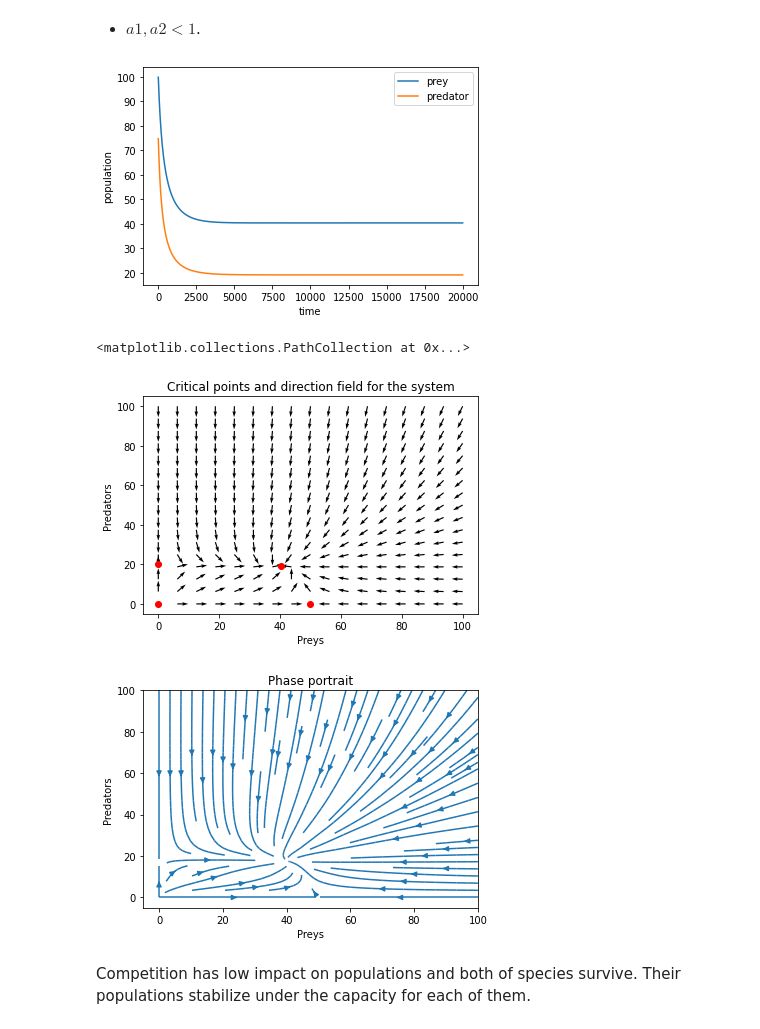
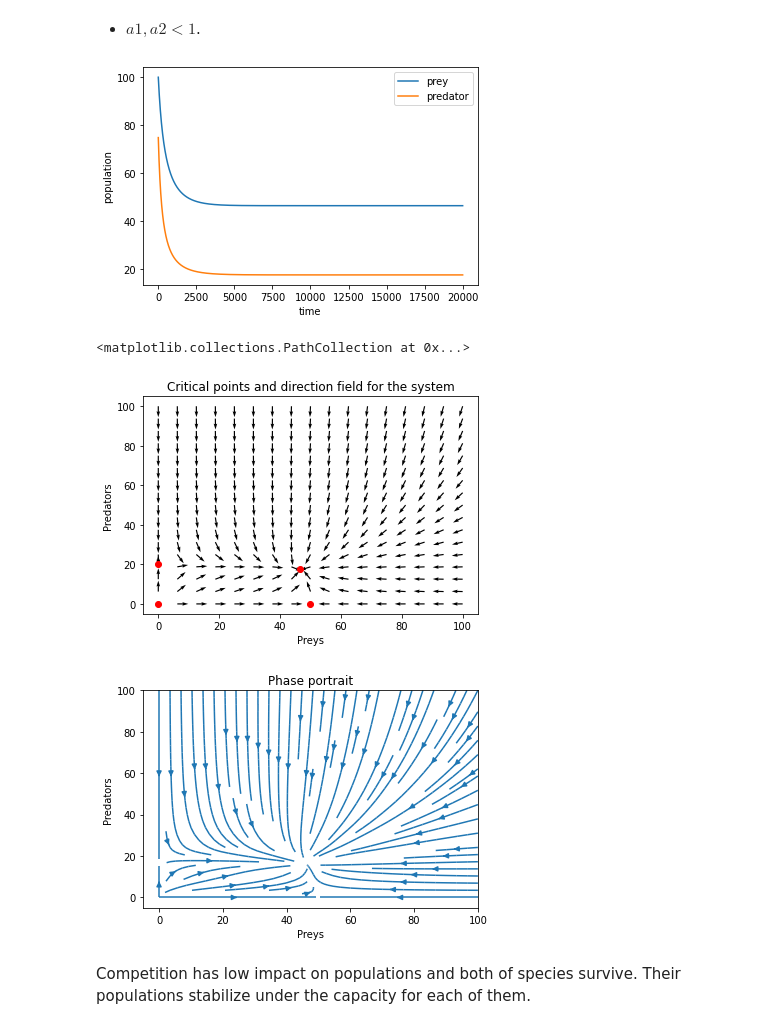
Before and after one commit to Deneverhad/Lotka, a Jupyter notebook: Lotka-Voltera.ipynb, the cells around one changed output. Saved outputs shown, nothing was run; the diff lists cells and outputs as text; code cells hidden in the pictures.

```diff
--- a/Lotka-Voltera.ipynb
+++ b/Lotka-Voltera.ipynb
@@ -457,8 +467,9 @@ a1 = 0.2; a2 = 0.05
 Y1 = [100.0, 75.0]
 
 #F -> (t, N, P)
-competitions = [lambda F: F[1] * r * (1 - (F[1] / k1) - a1 * (F[2] / k2)),
-             lambda F: F[2] * s * (1 - (F[2] / k2) - a2 *  (F[1] / k1))]
+competitions = [lambda F: F[1] * r * (1 - F[1] / k1 - a1 * F[2] / k1),
+                lambda F: F[2] * s * (1 - F[2] / k2 - a2 *  F[1] / k2)]
+
 
 solver = runge_kutta_method(competitions, 20, 0, Y1)
 
@@ -476,19 +487,19 @@ plt.ylabel("population")
 plt.legend(loc='upper right')
 plt.show()
 # %% [output]
-[figure, old version]
+[figure, new version]
 # %%
 direction_field(competitions, 100, 17)
-prey = [0, 0, k1, (k1 - a1*k1) / (1 - a1 * a2)]
-pred = [0, k2, 0, (k2 - a2*k2) / (1 - a1 * a2)]
+prey = [0, 0, k1, (k1 - a1*k2) / (1 - a1 * a2)]
+pred = [0, k2, 0, (k2 - a2*k1) / (1 - a1 * a2)]
 plt.scatter(prey, pred, c='red')
 # %% [output]
 <matplotlib.collections.PathCollection at 0x...>
-[figure, old version]
+[figure, new version]
 # %%
 phase_plot(competitions, 100, 10)
 # %% [output]
-[figure, old version]
+[figure, new version]
 # %% [markdown]
 Competition has low impact on populations and both of species survive. Their populations stabilize under the capacity for each of them.
 # %% [markdown]
```
Also changed, not shown: parts of 17 cells of this notebook.
